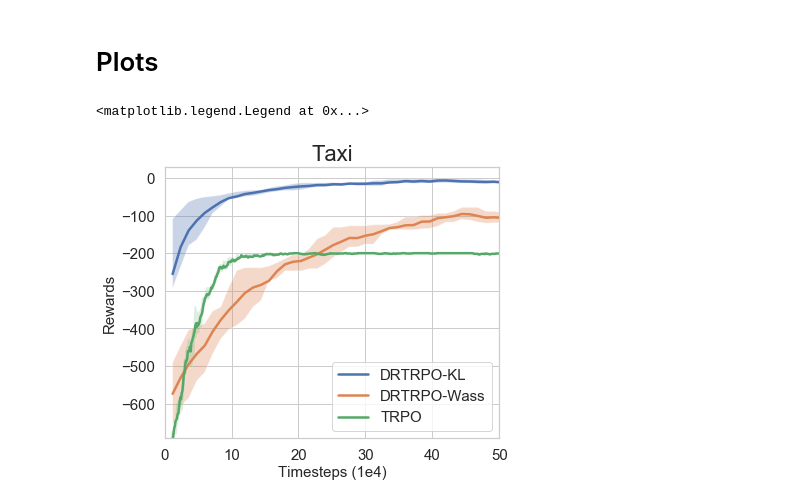
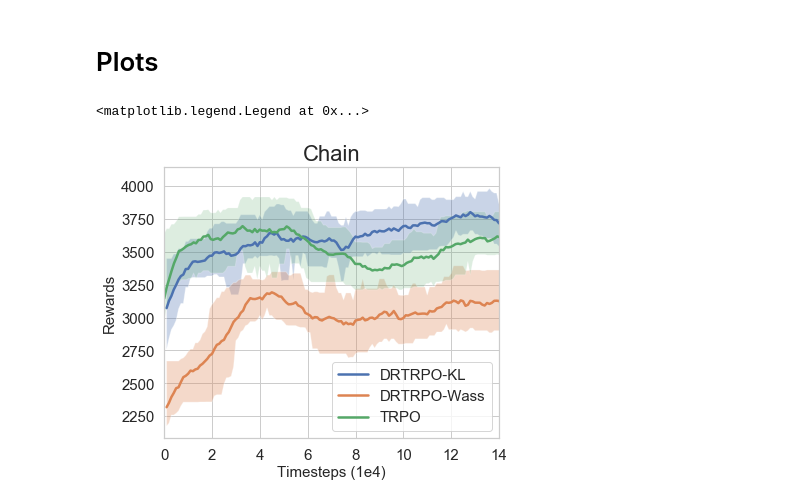
Before and after one commit to kadysongbb/dr-trpo, a Jupyter notebook: tabular/view_training.ipynb, the cells around one changed output. Cells and saved outputs as stored; diff of their text form; code cells hidden in the pictures.

Commit message:
update figures

```diff
--- a/tabular/view_training.ipynb
+++ b/tabular/view_training.ipynb
@@ -57,6 +57,7 @@ def df_plot(dfs, x, ys, isTaxi, isChain, isCliff, ylim=None, xlim=None, legend_l
                 plt.title('Taxi', fontsize = 22)
             if isChain == True:
                 timesteps_per_eps = 1000
+                ws = 30
                 plt.title('Chain', fontsize = 22)
             if isCliff == True:
                 timesteps_per_eps = 50
@@ -70,8 +71,8 @@ def df_plot(dfs, x, ys, isTaxi, isChain, isCliff, ylim=None, xlim=None, legend_l
     plt.xlabel('Timesteps (1e4)',fontsize=15)
     plt.ylabel('Rewards',fontsize=15)
 # %%
-isTaxi = True
-isChain = False
+isTaxi = False
+isChain = True
 isCliff = False
 
 
@@ -94,28 +95,29 @@ data = list(zip(dataframes, names))
 # %%
 if isTaxi:
     df_plot(data, '_Episode', ['_AvgRewardSum'], isTaxi, isChain, isCliff, None, [0,50])
 if isChain:
-    df_plot(data, '_Episode', ['_AvgRewardSum'], isTaxi, isChain, isCliff, None, [0,16])
+    df_plot(data, '_Episode', ['_AvgRewardSum'], isTaxi, isChain, isCliff, None, [0,14])
 if isCliff:
     df_plot(data, '_Episode', ['_AvgRewardSum'], isTaxi, isChain, isCliff, None, [0,3])
 
-# read TRPO baseline results
+window_size = 10
+
 # read TRPO baseline results
 if isTaxi:
     trpo_log_name = './tmp/taxi_monitor.csv'
 if isChain:
     trpo_log_name = './tmp/chain_monitor.csv'
+    window_size = 30
 if isCliff:
     trpo_log_name = './tmp/cliff_monitor.csv'
 
-window_size = 10
 df=pd.read_csv(trpo_log_name, sep=',', skiprows = 0, header= 1)
 y_val = df['r']
 moving_average = find_moving_avg(y_val, window_size)
 trpo_ts_per_iter = 1024
 plt.plot(np.arange(len(y_val)-window_size)*trpo_ts_per_iter/10000, moving_average[0], label='TRPO', linewidth = 2.5)
 plt.fill_between(np.arange(len(y_val)-window_size)*trpo_ts_per_iter/10000, moving_average[1], moving_average[2], alpha=0.2)
 plt.legend(fontsize=15, loc='lower right')
 # %% [output]
 <matplotlib.legend.Legend at 0x...>
-[figure, old version]
+[figure, new version]
```
Also changed, not shown: 1 other file.
